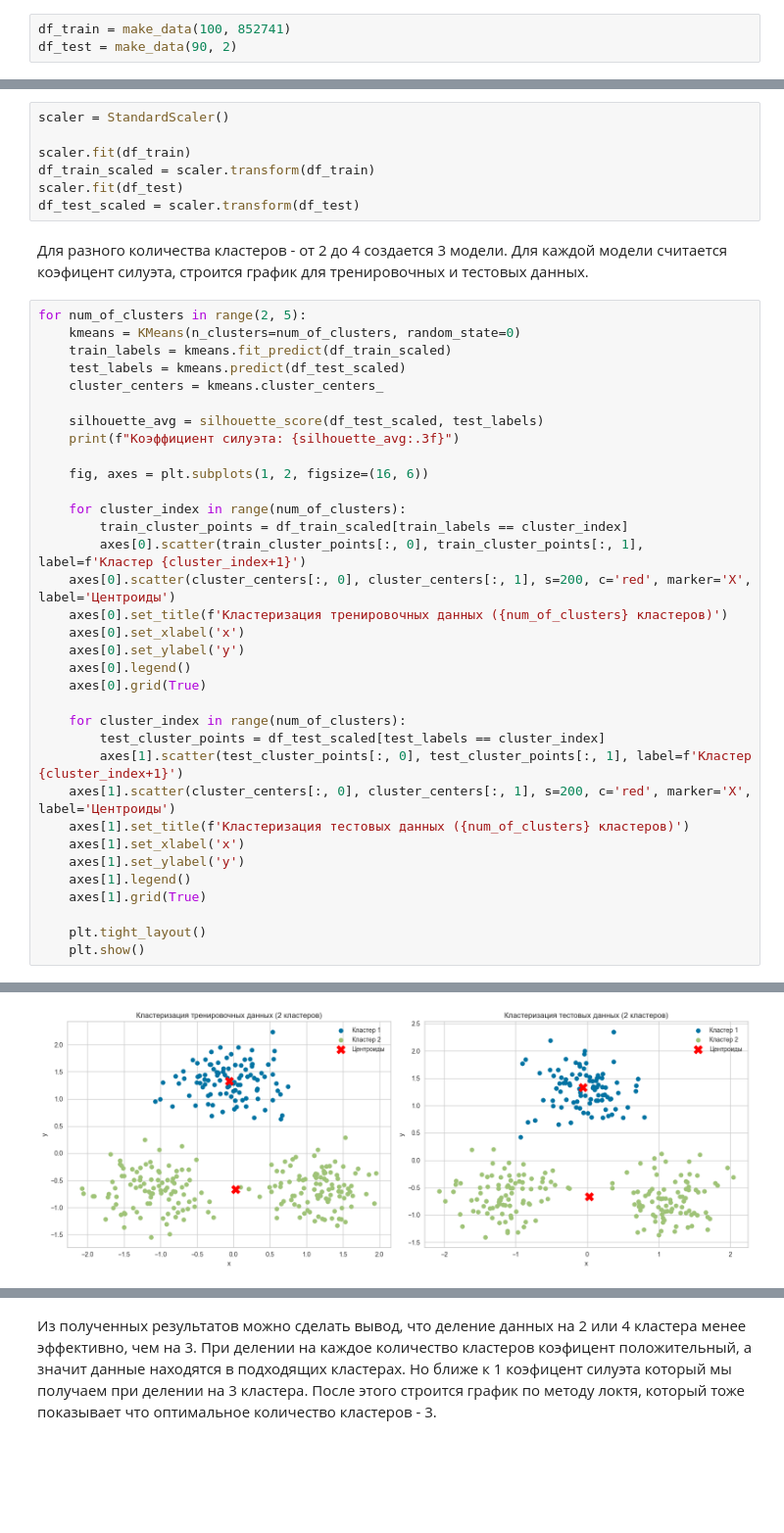
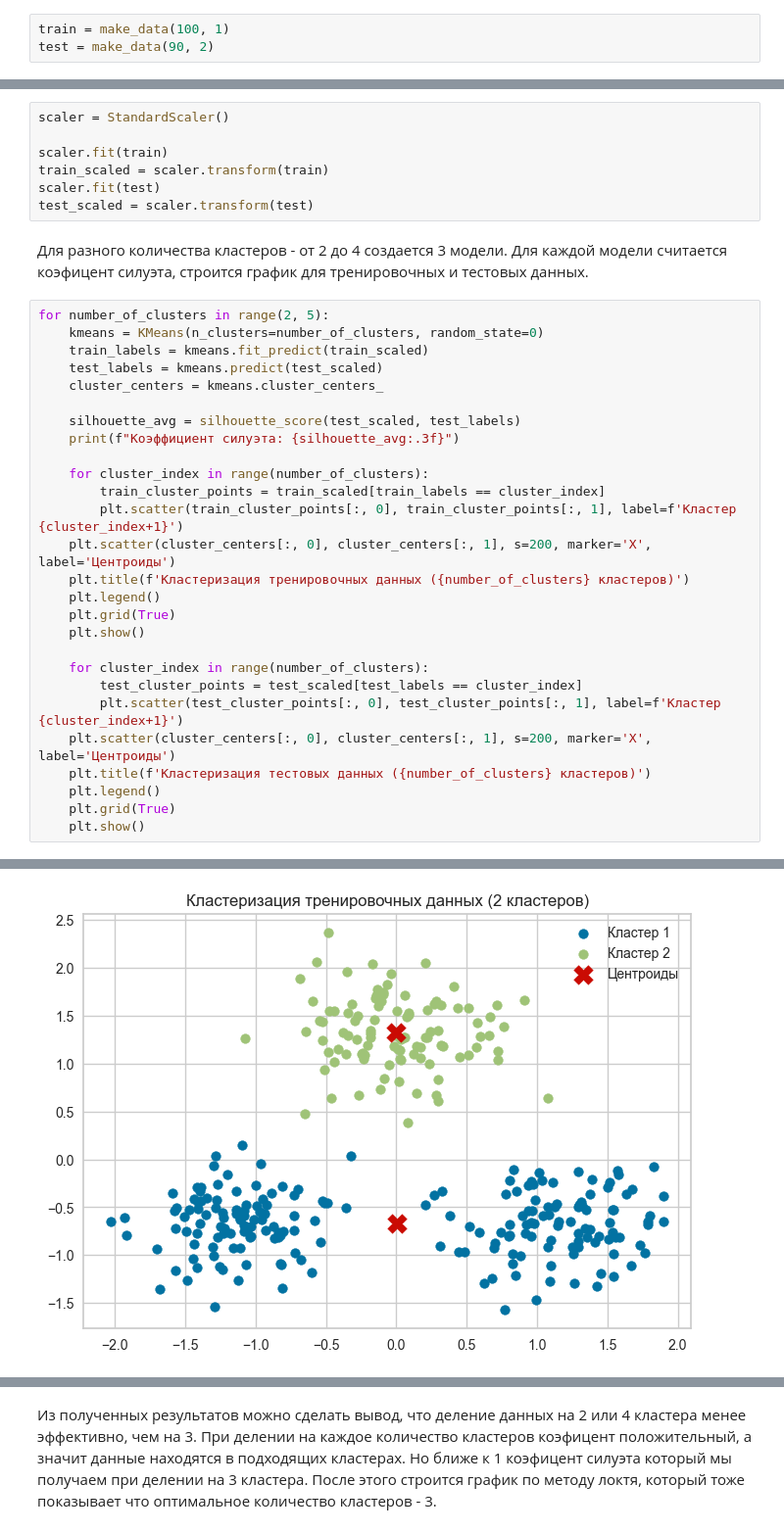
Before and after one commit to MaksimLevchenko/data_analyze_4, a Jupyter notebook: Lr4.ipynb, the cells around one changed output, grey strips where cells are left out. Shown: that part at 98% size. Cells and saved outputs as stored; diff of their text form; blank space fills up the shorter version.

```diff
--- a/Lr4.ipynb
+++ b/Lr4.ipynb
@@ -65,53 +64,46 @@ def make_data(n, seed):
 # %% [markdown]
 Создаются тренировочный и тестовый наборы данных.
 # %%
-df_train = make_data(100, 852741)
-df_test = make_data(90, 2)
+train = make_data(100, 1)
+test = make_data(90, 2)
 # %% [markdown]
 Далее данные в этих наборах стандартизируются.
 # %%
 scaler = StandardScaler()
 
-scaler.fit(df_train)
-df_train_scaled = scaler.transform(df_train)
-scaler.fit(df_test)
-df_test_scaled = scaler.transform(df_test)
+scaler.fit(train)
+train_scaled = scaler.transform(train)
+scaler.fit(test)
+test_scaled = scaler.transform(test)
 # %% [markdown]
 Для разного количества кластеров - от 2 до 4 создается 3 модели. Для каждой модели считается коэфицент силуэта, строится график для тренировочных и тестовых данных.
 # %%
-for num_of_clusters in range(2, 5):
-    kmeans = KMeans(n_clusters=num_of_clusters, random_state=0)
-    train_labels = kmeans.fit_predict(df_train_scaled)
-    test_labels = kmeans.predict(df_test_scaled)
+for number_of_clusters in range(2, 5):
+    kmeans = KMeans(n_clusters=number_of_clusters, random_state=0)
+    train_labels = kmeans.fit_predict(train_scaled)
+    test_labels = kmeans.predict(test_scaled)
     cluster_centers = kmeans.cluster_centers_
 
-    silhouette_avg = silhouette_score(df_test_scaled, test_labels)
+    silhouette_avg = silhouette_score(test_scaled, test_labels)
     print(f"Коэффициент силуэта: {silhouette_avg:.3f}")
 
-    fig, axes = plt.subplots(1, 2, figsize=(16, 6))
+    for cluster_index in range(number_of_clusters):
+        train_cluster_points = train_scaled[train_labels == cluster_index]
+        plt.scatter(train_cluster_points[:, 0], train_cluster_points[:, 1], label=f'Кластер {cluster_index+1}')
+    plt.scatter(cluster_centers[:, 0], cluster_centers[:, 1], s=200, marker='X', label='Центроиды')
+    plt.title(f'Кластеризация тренировочных данных ({number_of_clusters} кластеров)')
+    plt.legend()
+    plt.grid(True)
+    plt.show()
 
-    for cluster_index in range(num_of_clusters):
-        train_cluster_points = df_train_scaled[train_labels == cluster_index]
-        axes[0].scatter(train_cluster_points[:, 0], train_cluster_points[:, 1], label=f'Кластер {cluster_index+1}')
-    axes[0].scatter(cluster_centers[:, 0], cluster_centers[:, 1], s=200, c='red', marker='X', label='Центроиды')
-    axes[0].set_title(f'Кластеризация тренировочных данных ({num_of_clusters} кластеров)')
-    axes[0].set_xlabel('x')
-    axes[0].set_ylabel('y')
-    axes[0].legend()
-    axes[0].grid(True)
-
-    for cluster_index in range(num_of_clusters):
-        test_cluster_points = df_test_scaled[test_labels == cluster_index]
-        axes[1].scatter(test_cluster_points[:, 0], test_cluster_points[:, 1], label=f'Кластер {cluster_index+1}')
-    axes[1].scatter(cluster_centers[:, 0], cluster_centers[:, 1], s=200, c='red', marker='X', label='Центроиды')
-    axes[1].set_title(f'Кластеризация тестовых данных ({num_of_clusters} кластеров)')
-    axes[1].set_xlabel('x')
-    axes[1].set_ylabel('y')
-    axes[1].legend()
-    axes[1].grid(True)
-
-    plt.tight_layout()
+    for cluster_index in range(number_of_clusters):
+        test_cluster_points = test_scaled[test_labels == cluster_index]
+        plt.scatter(test_cluster_points[:, 0], test_cluster_points[:, 1], label=f'Кластер {cluster_index+1}')
+    plt.scatter(cluster_centers[:, 0], cluster_centers[:, 1], s=200, marker='X', label='Центроиды')
+    plt.title(f'Кластеризация тестовых данных ({number_of_clusters} кластеров)')
+    plt.legend()
+    plt.grid(True)
     plt.show()
 # %% [output]
 Коэффициент силуэта: 0.479
-[figure, old version]
+[figure, new version]
```
Also changed, not shown: parts of 37 cells of this notebook, 1 other file.
